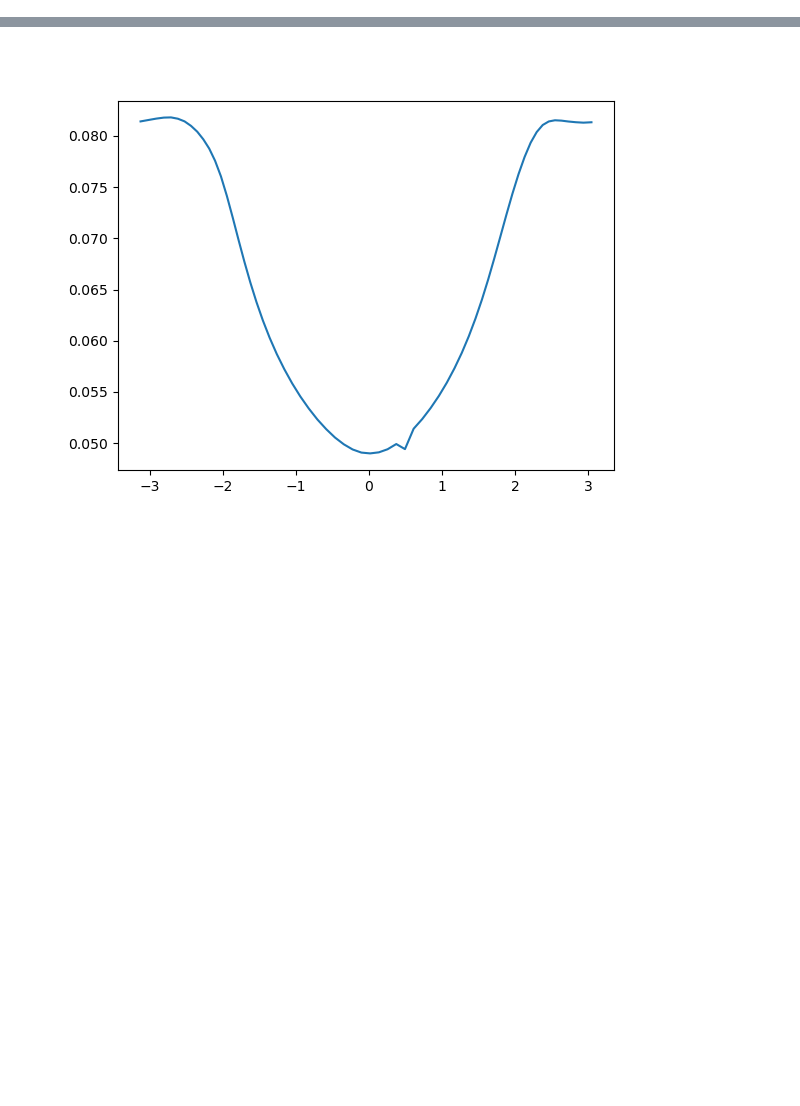
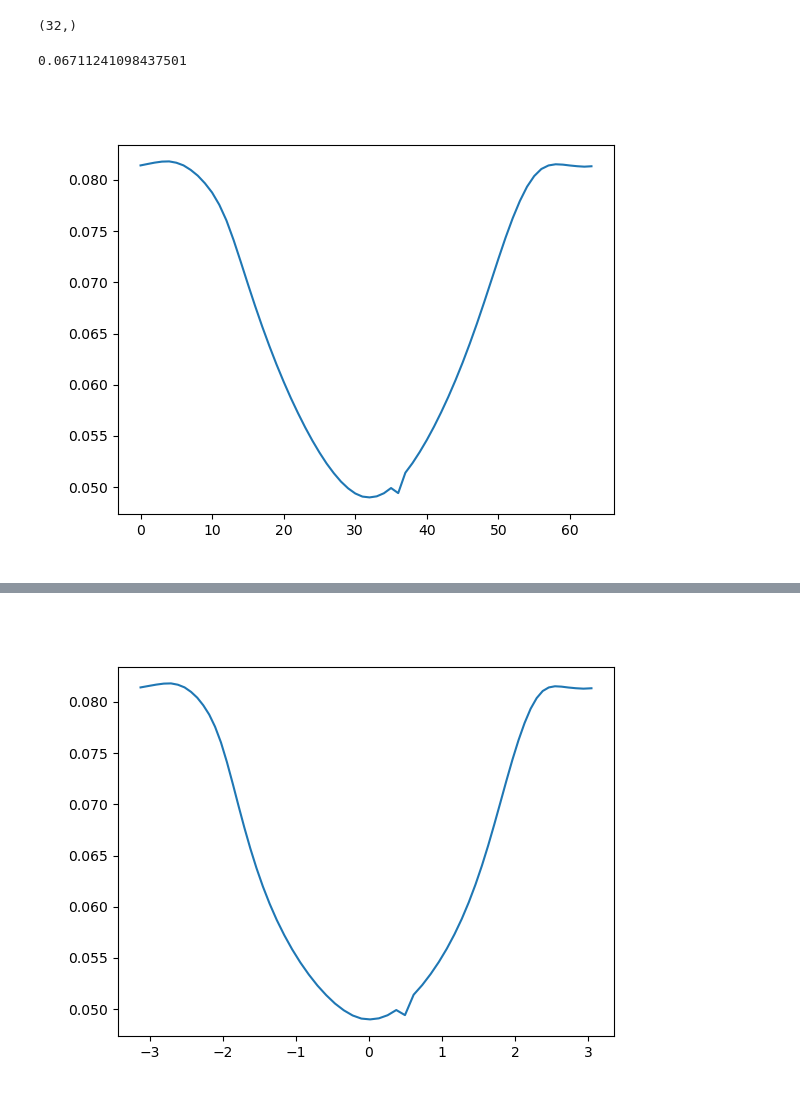
Before and after one commit to SaschaRienaecker/TJ-K, a Jupyter notebook: notebooks/Victor_version.ipynb, the cells around one changed output, grey strips where cells are left out. Cells and saved outputs as stored; diff of their text form; code cells hidden in the pictures; blank space fills up the shorter version.

```diff
--- a/notebooks/Victor_version.ipynb
+++ b/notebooks/Victor_version.ipynb
@@ -71,0 +78,11 @@ def turbulent_transport(time, position, Nt):
+# %%
+theta_array_OPA[1 : 64:2].shape
+# %% [output]
+(32,)
+# %%
+plt.figure()
+plt.plot(Bt_array_OPA)
+print(np.mean(Bt_array_OPA))
+# %% [output]
+0.06711241098437501
+[figure, added]
```
Also changed, not shown: parts of 10 cells of this notebook, 1 other file.
